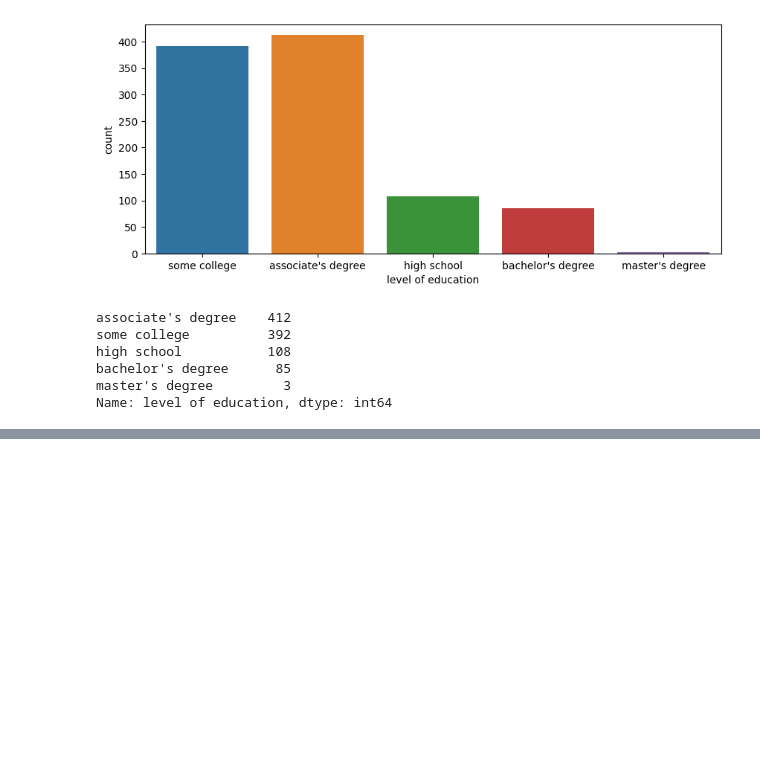
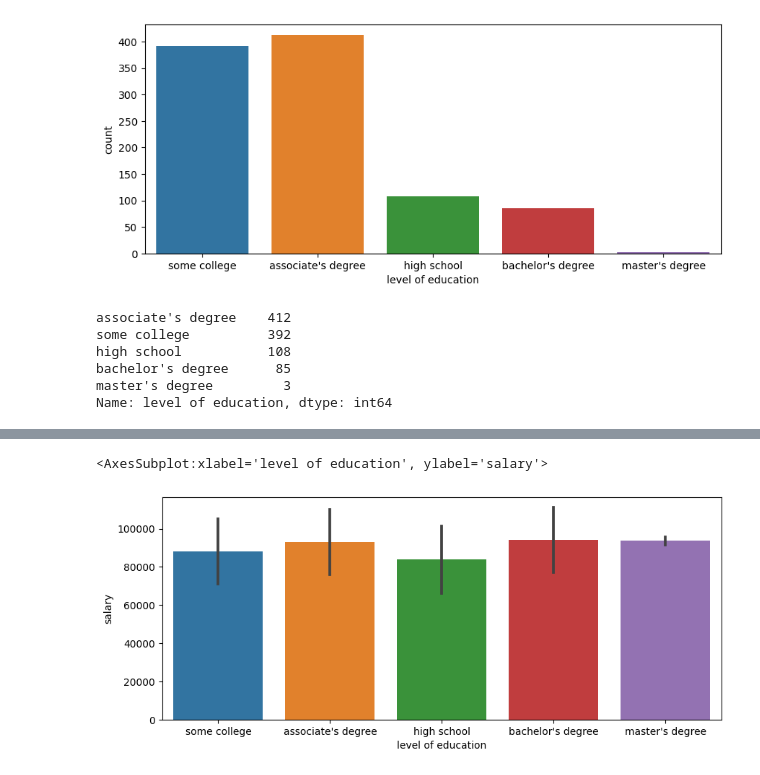
Before and after one commit to RagnarOkayy/DataAnalysisPython, a Jupyter notebook: UdemySeaBornCategorical-1.ipynb, the cells around one changed output, grey strips where cells are left out. Drawn from its saved outputs; the diff is of its cells as text; code cells hidden in the pictures; blank space fills up the shorter version.

```diff
--- a/UdemySeaBornCategorical-1.ipynb
+++ b/UdemySeaBornCategorical-1.ipynb
@@ -64,0 +71,11 @@ Name: level of education, dtype: int64
+# %%
+# countplot is essentialy a barplot with y being the count
+# 3rd argument is the method of aggregation
+# find the mean salary x level of education
+# ci - confidence interval
+# ci = 'sd' will hsow the standar deviation for the mean
+plt.figure(figsize=(10,4))
+sns.barplot(data = df, x = 'level of education', y = 'salary', estimator=np.mean, ci='sd')
+# %% [output]
+<AxesSubplot:xlabel='level of education', ylabel='salary'>
+[figure, added]
```
Also changed, not shown: parts of 19 cells of this notebook.
